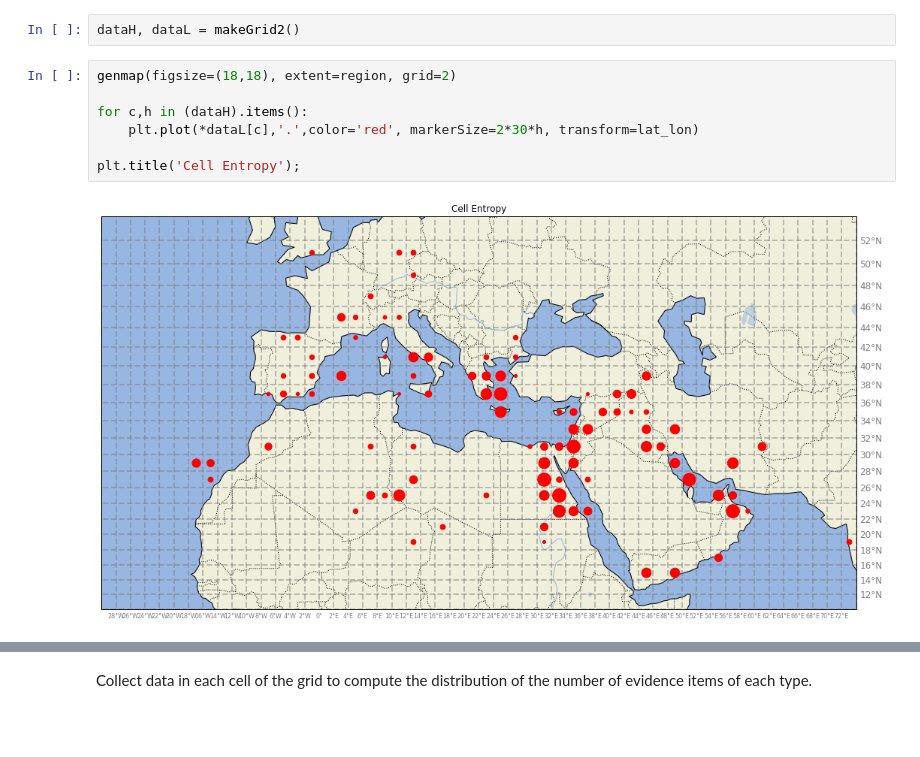
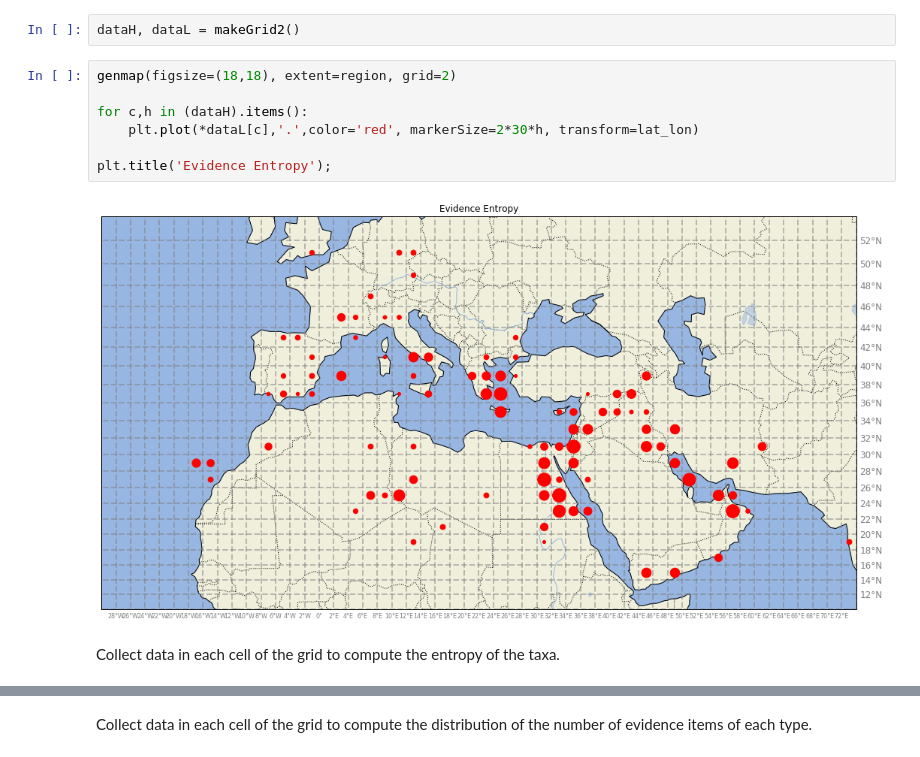
Before and after one commit to albertoruiz/phoenix, a Jupyter notebook: phoenix-simple.ipynb, the cells around one changed output, grey strips where cells are left out. Drawn from its saved outputs; the diff is of its cells as text; blank space fills up the shorter version.

```diff
--- a/phoenix-simple.ipynb
+++ b/phoenix-simple.ipynb
@@ -719,9 +729,11 @@ dataH, dataL = makeGrid2()
 # %%
 genmap(figsize=(18,18), extent=region, grid=2)
 
 for c,h in (dataH).items():
     plt.plot(*dataL[c],'.',color='red', markerSize=2*30*h, transform=lat_lon)
 
-plt.title('Cell Entropy');
+plt.title('Evidence Entropy');
 # %% [output]
-[figure, old version]
+[figure, new version]
+# %% [markdown]
+Collect data in each cell of the grid to compute the entropy of the taxa.
```
Also changed, not shown: parts of 24 cells of this notebook.
